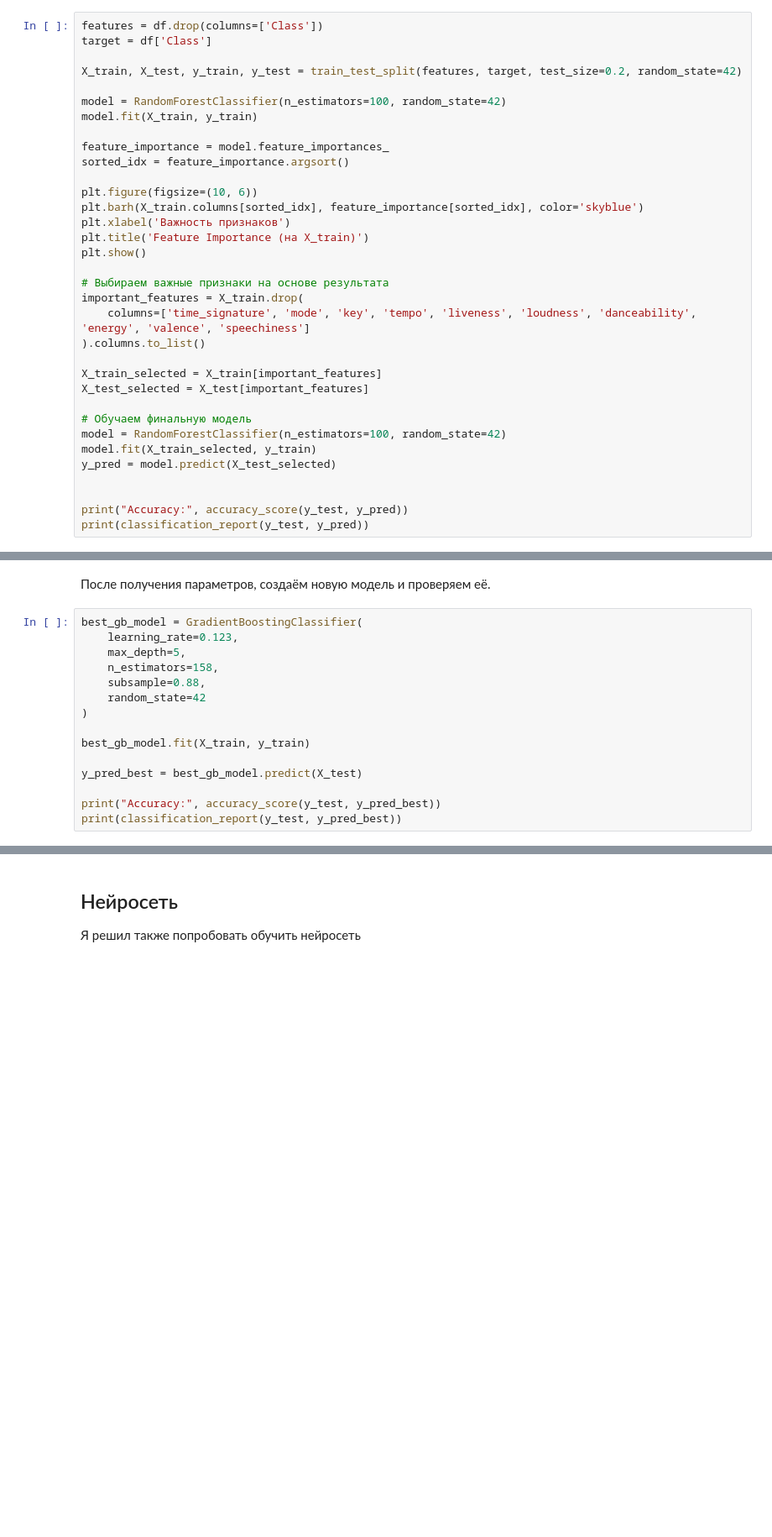
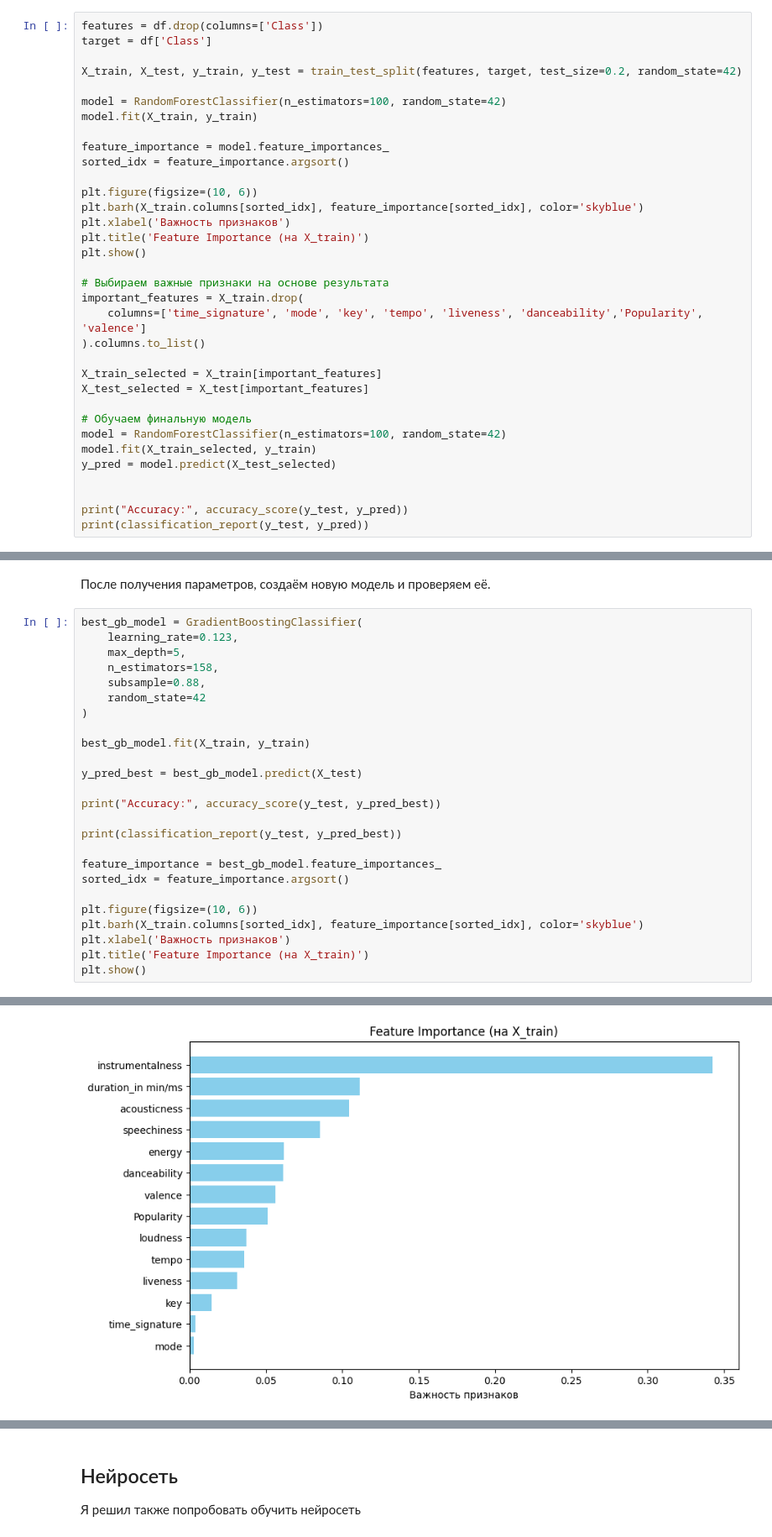
Before and after one commit to delilit/AI_Project, a Jupyter notebook: main.ipynb, the cells around one changed output, grey strips where cells are left out. Shown: that part at 84% size. Cells and saved outputs as stored; diff of their text form; blank space fills up the shorter version.

```diff
--- a/main.ipynb
+++ b/main.ipynb
@@ -175,7 +177,7 @@ plt.show()
 
 # Выбираем важные признаки на основе результата
 important_features = X_train.drop(
-    columns=['time_signature', 'mode', 'key', 'tempo', 'liveness', 'loudness', 'danceability', 'energy', 'valence', 'speechiness']
+    columns=['time_signature', 'mode', 'key', 'tempo', 'liveness', 'danceability','Popularity', 'valence']
 ).columns.to_list()
 
 X_train_selected = X_train[important_features]
@@ -278,30 +280,41 @@ best_gb_model = GradientBoostingClassifier(
     n_estimators=158,
     subsample=0.88,
     random_state=42
 )
 
 best_gb_model.fit(X_train, y_train)
 
 y_pred_best = best_gb_model.predict(X_test)
 
 print("Accuracy:", accuracy_score(y_test, y_pred_best))
+
 print(classification_report(y_test, y_pred_best))
+
+feature_importance = best_gb_model.feature_importances_
+sorted_idx = feature_importance.argsort()
+
+plt.figure(figsize=(10, 6))
+plt.barh(X_train.columns[sorted_idx], feature_importance[sorted_idx], color='skyblue')
+plt.xlabel('Важность признаков')
+plt.title('Feature Importance (на X_train)')
+plt.show()
 # %% [output]
 Accuracy: 0.6241666666666666
               precision    recall  f1-score   support
 
            0       0.80      0.83      0.81       136
            1       0.36      0.21      0.26       286
            2       0.65      0.54      0.59       281
            3       0.86      0.83      0.84        78
            4       0.84      0.73      0.78        71
            5       0.89      0.82      0.85       262
            6       0.44      0.45      0.44       500
            7       0.91      0.96      0.93       103
            8       0.68      0.62      0.65       382
            9       0.76      0.69      0.73       531
           10       0.54      0.68      0.60       970
 
     accuracy                           0.62      3600
    macro avg       0.70      0.67      0.68      3600
 weighted avg       0.63      0.62      0.62      3600
+[figure, added]
```
Also changed, not shown: parts of 6 cells of this notebook, 2 other files.
